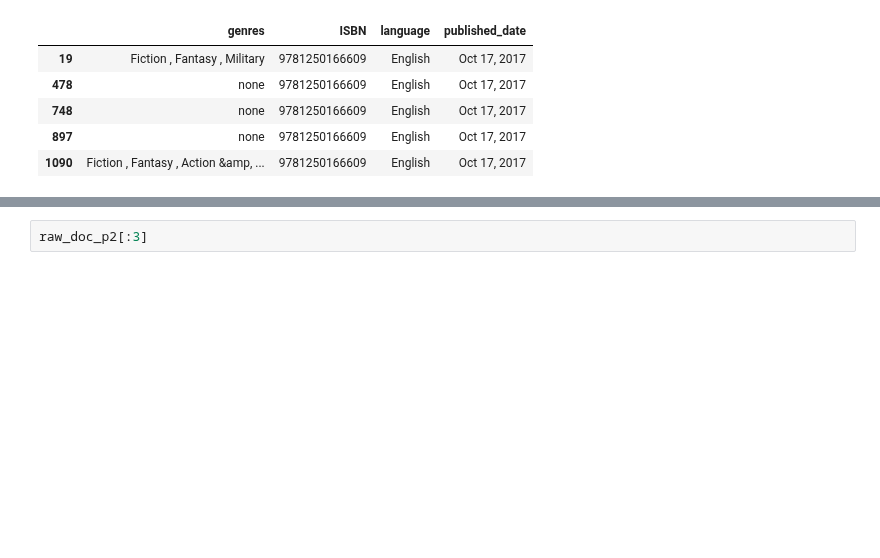
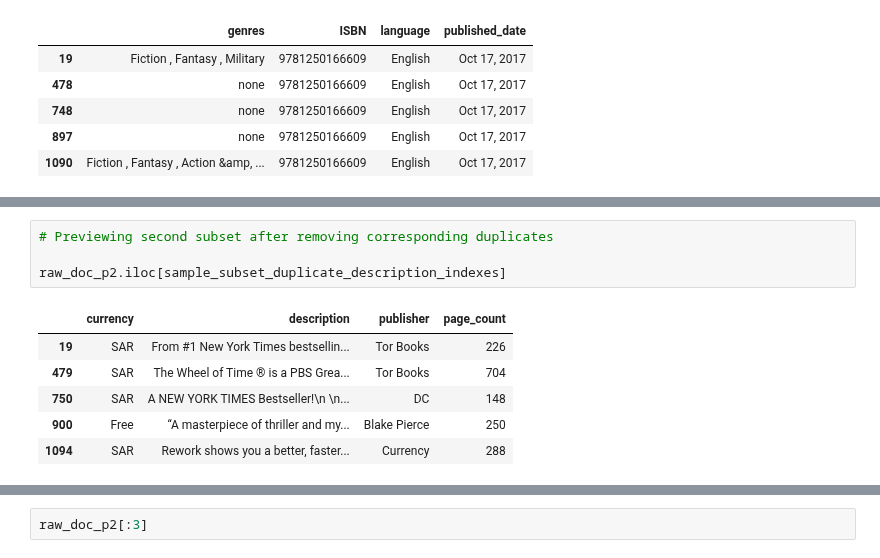
Before and after one commit to bigmikecreates/nlp-practice, a Jupyter notebook: src/notebooks/explore.ipynb, the cells around one changed output, grey strips where cells are left out. Drawn from its saved outputs; the diff is of its cells as text; blank space fills up the shorter version.

```diff
--- a/src/notebooks/explore.ipynb
+++ b/src/notebooks/explore.ipynb
@@ -509,0 +531,11 @@ raw_doc_p3.iloc[sample_subset_duplicate_description_indexes]
+# %%
+# Previewing second subset after removing corresponding duplicates
+
+raw_doc_p2.iloc[sample_subset_duplicate_description_indexes]
+# %% [output]
+|  | currency | description | publisher | page_count |
+| 19 | SAR | From #1 New York Times bestsellin... | Tor Books | 226 |
+| 479 | SAR | The Wheel of Time ® is a PBS Grea... | Tor Books | 704 |
+| 750 | SAR | A NEW YORK TIMES Bestseller!\n \n... | DC | 148 |
+| 900 | Free | “A masterpiece of thriller and my... | Blake Pierce | 250 |
+| 1094 | SAR | Rework shows you a better, faster... | Currency | 288 |
```
Also changed, not shown: parts of 8 cells of this notebook.
